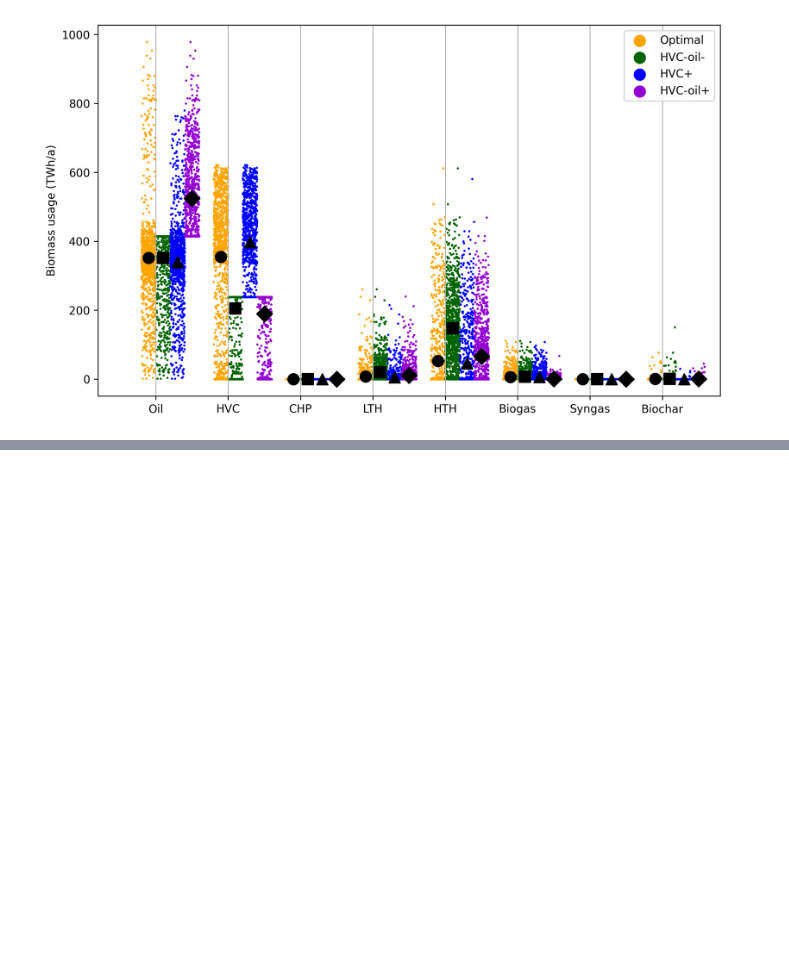
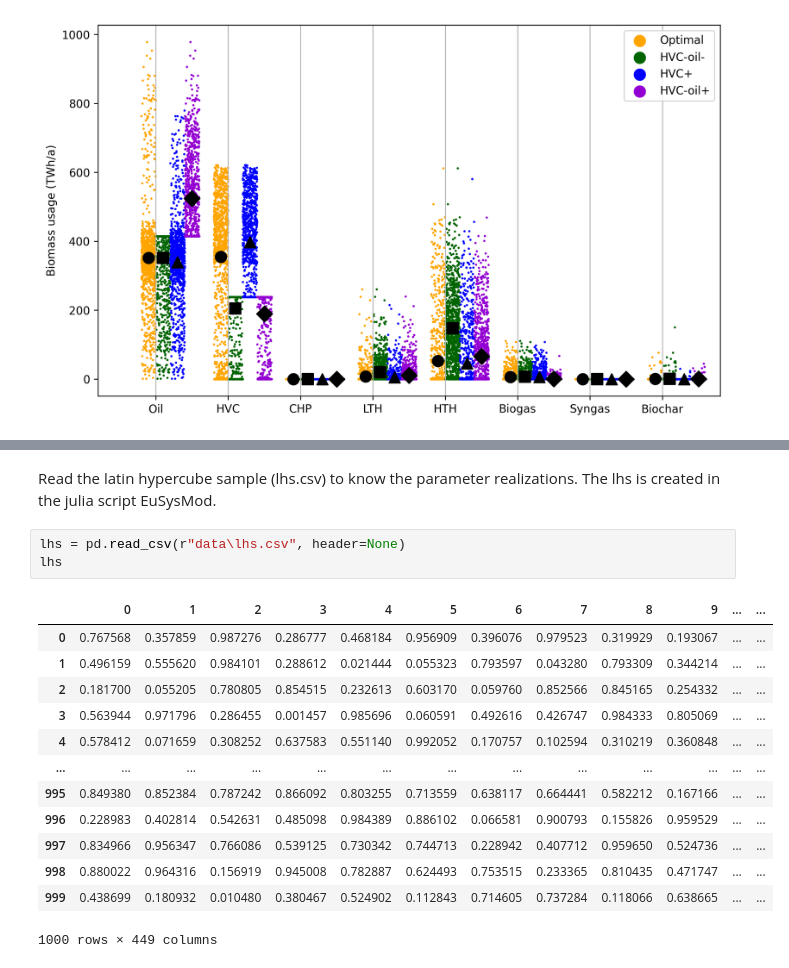
Before and after one commit to oliver-keller/Decide, a Jupyter notebook: regret.ipynb, the cells around one changed output, grey strips where cells are left out. Drawn from its saved outputs; the diff is of its cells as text; blank space fills up the shorter version.

```diff
--- a/regret.ipynb
+++ b/regret.ipynb
@@ -291,0 +357,19 @@ plt.show()
+# %% [markdown]
+Read the latin hypercube sample (lhs.csv) to know the parameter realizations. The lhs is created in the julia script EuSysMod.
+# %%
+lhs = pd.read_csv(r"data\lhs.csv", header=None)
+lhs
+# %% [output]
+|  | 0 | 1 | 2 | 3 | 4 | 5 | 6 | 7 | 8 | 9 | ... | ... |
+| 0 | 0.767568 | 0.357859 | 0.987276 | 0.286777 | 0.468184 | 0.956909 | 0.396076 | 0.979523 | 0.319929 | 0.193067 | ... | ... |
+| 1 | 0.496159 | 0.555620 | 0.984101 | 0.288612 | 0.021444 | 0.055323 | 0.793597 | 0.043280 | 0.793309 | 0.344214 | ... | ... |
+| 2 | 0.181700 | 0.055205 | 0.780805 | 0.854515 | 0.232613 | 0.603170 | 0.059760 | 0.852566 | 0.845165 | 0.254332 | ... | ... |
+| 3 | 0.563944 | 0.971796 | 0.286455 | 0.001457 | 0.985696 | 0.060591 | 0.492616 | 0.426747 | 0.984333 | 0.805069 | ... | ... |
+| 4 | 0.578412 | 0.071659 | 0.308252 | 0.637583 | 0.551140 | 0.992052 | 0.170757 | 0.102594 | 0.310219 | 0.360848 | ... | ... |
+| ... | ... | ... | ... | ... | ... | ... | ... | ... | ... | ... | ... | ... |
+| 995 | 0.849380 | 0.852384 | 0.787242 | 0.866092 | 0.803255 | 0.713559 | 0.638117 | 0.664441 | 0.582212 | 0.167166 | ... | ... |
+| 996 | 0.228983 | 0.402814 | 0.542631 | 0.485098 | 0.984389 | 0.886102 | 0.066581 | 0.900793 | 0.155826 | 0.959529 | ... | ... |
+| 997 | 0.834966 | 0.956347 | 0.766086 | 0.539125 | 0.730342 | 0.744713 | 0.228942 | 0.407712 | 0.959650 | 0.524736 | ... | ... |
+| 998 | 0.880022 | 0.964316 | 0.156919 | 0.945008 | 0.782887 | 0.624493 | 0.753515 | 0.233365 | 0.810435 | 0.471747 | ... | ... |
+| 999 | 0.438699 | 0.180932 | 0.010480 | 0.380467 | 0.524902 | 0.112843 | 0.714605 | 0.737284 | 0.118066 | 0.638665 | ... | ... |
+1000 rows × 449 columns
```
Also changed, not shown: parts of 12 cells of this notebook, 2 other files.
